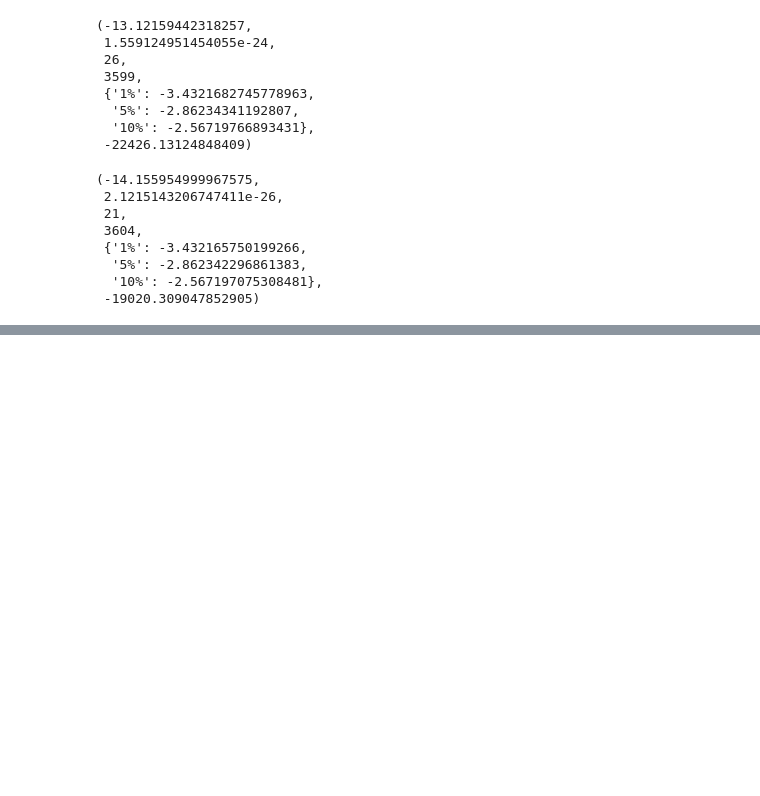
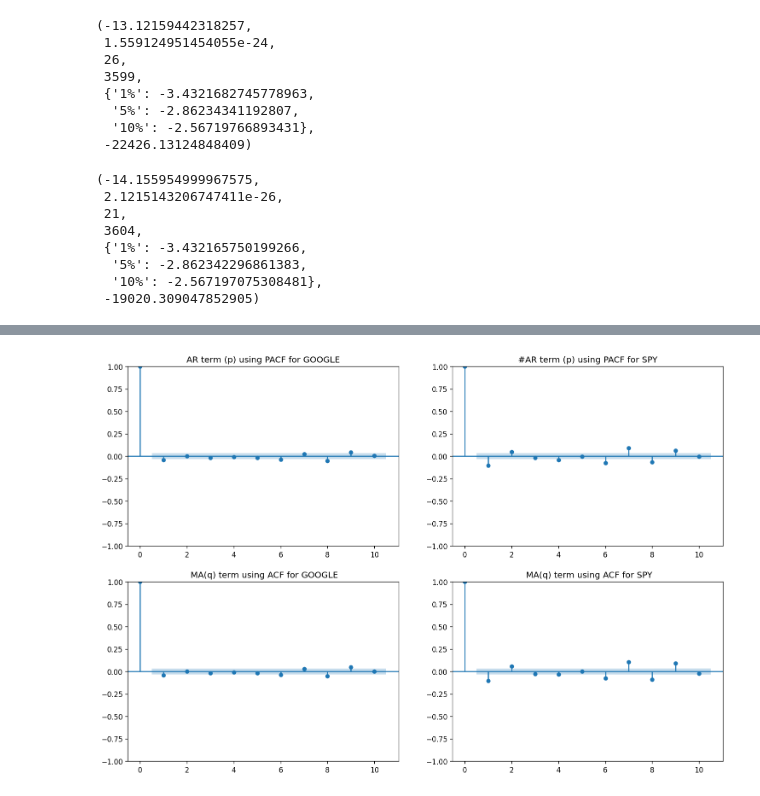
Before and after one commit to SiddharthSomani10101/Time_Series_Prediction_using_ARIMA, a Jupyter notebook: Untitled-1.ipynb, the cells around one changed output, grey strips where cells are left out. Saved outputs shown, nothing was run; the diff lists cells and outputs as text; code cells hidden in the pictures; blank space fills up the shorter version.

Commit message:
Finding p,d and q

```diff
--- a/Untitled-1.ipynb
+++ b/Untitled-1.ipynb
@@ -97,0 +107,23 @@ plot_acf(SPY.Close.apply(lambda x:math.log(x)).diff().dropna() ,lags=200)
+# %%
+#Finding AR term (p) using PACF for GOOGLE
+
+#fig, axes = plt.subplots()
+#plot_pacf(SPY.Close.apply(lambda x:math.log(x)).diff().dropna())
+
+plt.rcParams.update({'figure.figsize':(15,10), 'figure.dpi':120})
+
+fig, ax = plt.subplots(2,2)
+plot_pacf(GOOGLE.Close.apply(lambda x:math.log(x)).diff().dropna(),title="AR term (p) using PACF for GOOGLE",lags=10,ax=ax[0,0])
+plot_pacf(SPY.Close.apply(lambda x:math.log(x)).diff().dropna(),title="#AR term (p) using PACF for SPY",lags=10,ax=ax[0,1])
+plot_acf(GOOGLE.Close.apply(lambda x:math.log(x)).diff().dropna(),title=" MA(q) term using ACF for GOOGLE",lags=10,ax=ax[1,0])
+plot_acf(SPY.Close.apply(lambda x:math.log(x)).diff().dropna(),title=" MA(q) term using ACF for SPY",lags=10,ax=ax[1,1])
+
+plt.show()
+
+
+#Output
+
+# GOOGLE - p = 1 , q = 1
+# SPY - p = 2 , q = 2
+# %% [output]
+[figure, added]
```
Also changed, not shown: parts of 6 cells of this notebook.
